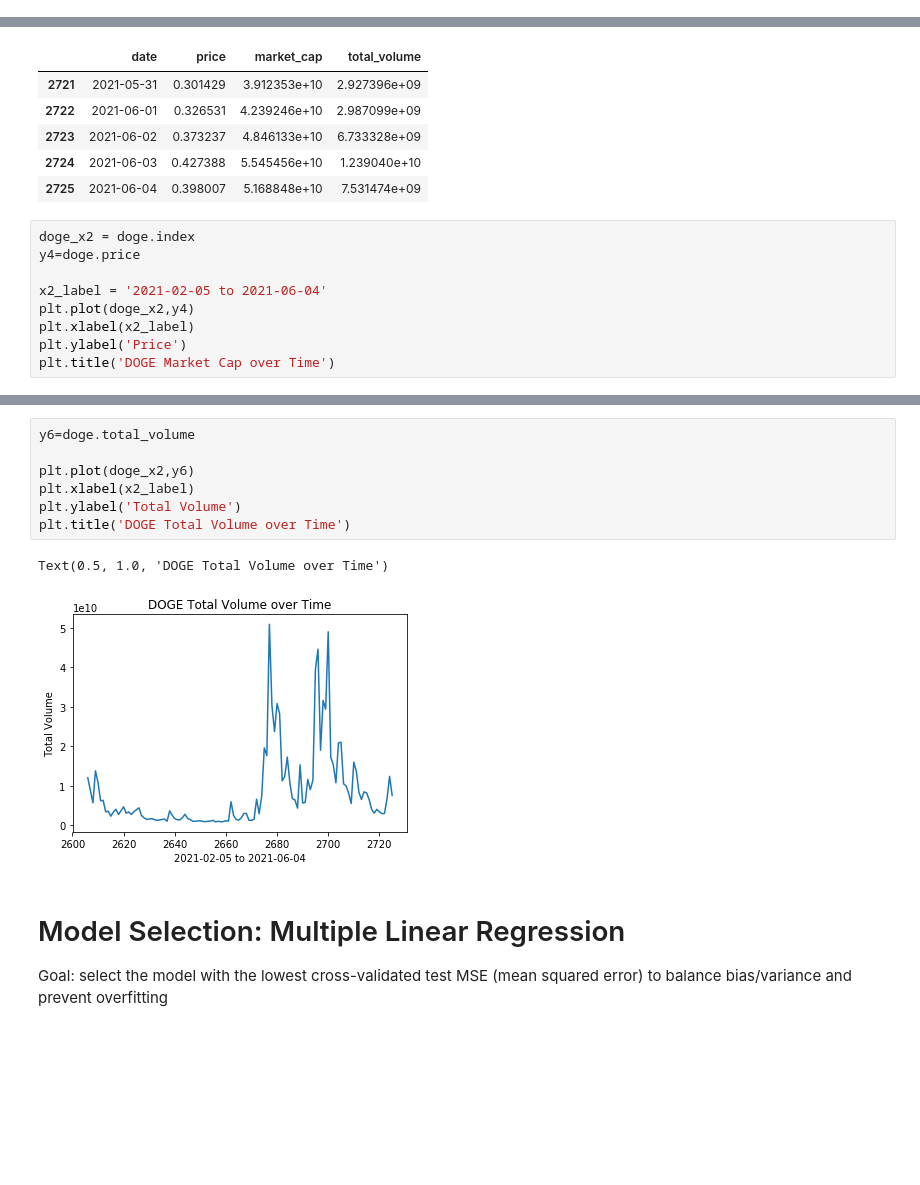
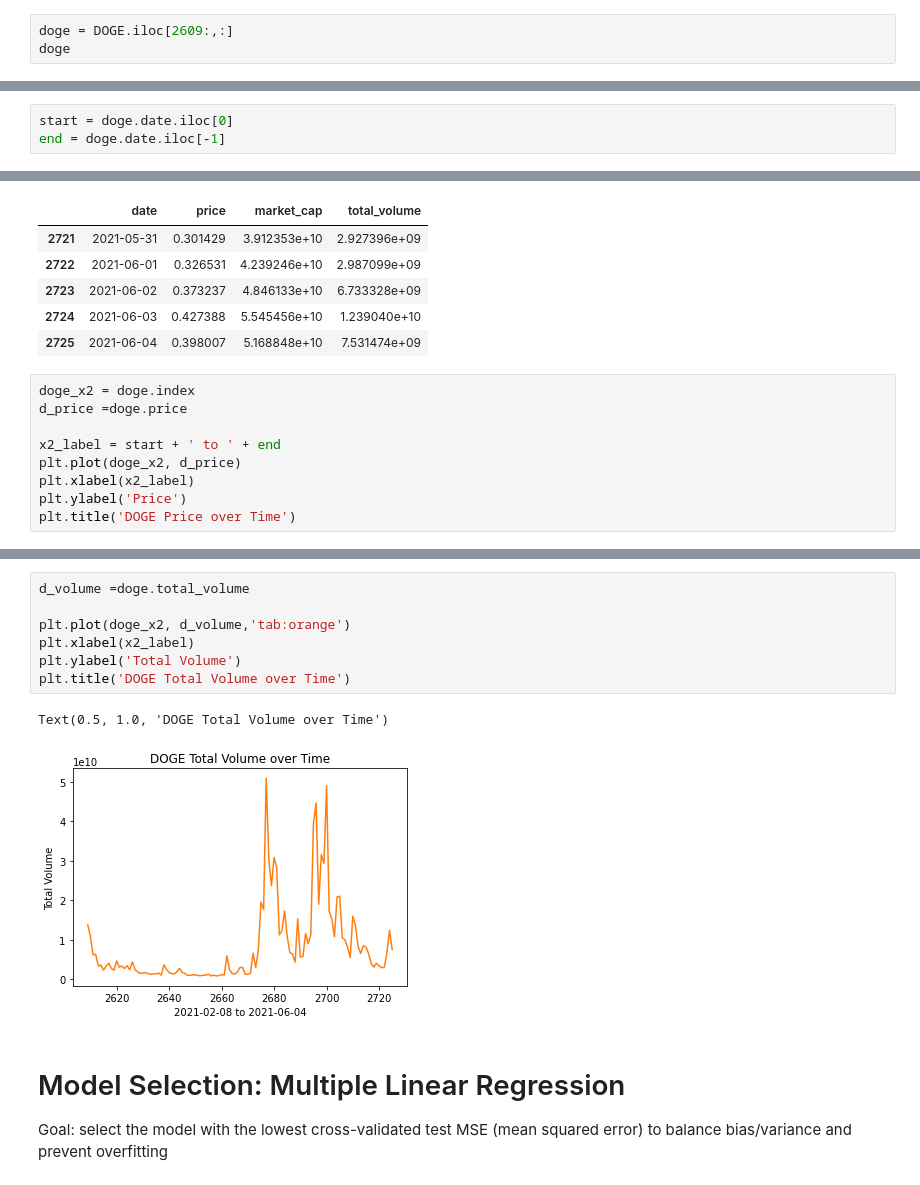
Before and after one commit to vchou105/COGS109FinalProject, a Jupyter notebook: DOGE-Bitcoin.ipynb, the cells around one changed output, grey strips where cells are left out. Saved outputs shown, nothing was run; the diff lists cells and outputs as text; blank space fills up the shorter version.

```diff
--- a/DOGE-Bitcoin.ipynb
+++ b/DOGE-Bitcoin.ipynb
@@ -148,0 +140,3 @@ doge.head()
+# %%
+doge = DOGE.iloc[2609:,:]
+doge
@@ -149,3 +157,6 @@ doge.head()
+# %%
+start = doge.date.iloc[0]
+end = doge.date.iloc[-1]
 # %%
 doge.tail()
 # %% [output]
@@ -157,11 +168,11 @@ doge.tail()
 | 2725 | 2021-06-04 | 0.398007 | 5.168848e+10 | 7.531474e+09 |
 # %%
 doge_x2 = doge.index
-y4=doge.price
+d_price =doge.price
 
-x2_label = '2021-02-05 to 2021-06-04'
-plt.plot(doge_x2,y4)
+x2_label = start + ' to ' + end
+plt.plot(doge_x2, d_price)
 plt.xlabel(x2_label)
 plt.ylabel('Price')
-plt.title('DOGE Market Cap over Time')
+plt.title('DOGE Price over Time')
 # %% [output]
@@ -180,13 +191,13 @@ Text(0.5, 1.0, 'DOGE Market Cap over Time')
 # %%
-y6=doge.total_volume
+d_volume =doge.total_volume
 
-plt.plot(doge_x2,y6)
+plt.plot(doge_x2, d_volume,'tab:orange')
 plt.xlabel(x2_label)
 plt.ylabel('Total Volume')
 plt.title('DOGE Total Volume over Time')
 # %% [output]
 Text(0.5, 1.0, 'DOGE Total Volume over Time')
-[figure, old version]
+[figure, new version]
 # %% [markdown]
 # Model Selection: Multiple Linear Regression
 Goal: select the model with the lowest cross-validated test MSE (mean squared error) to balance bias/variance and prevent overfitting
```
Also changed, not shown: parts of 11 cells of this notebook.
